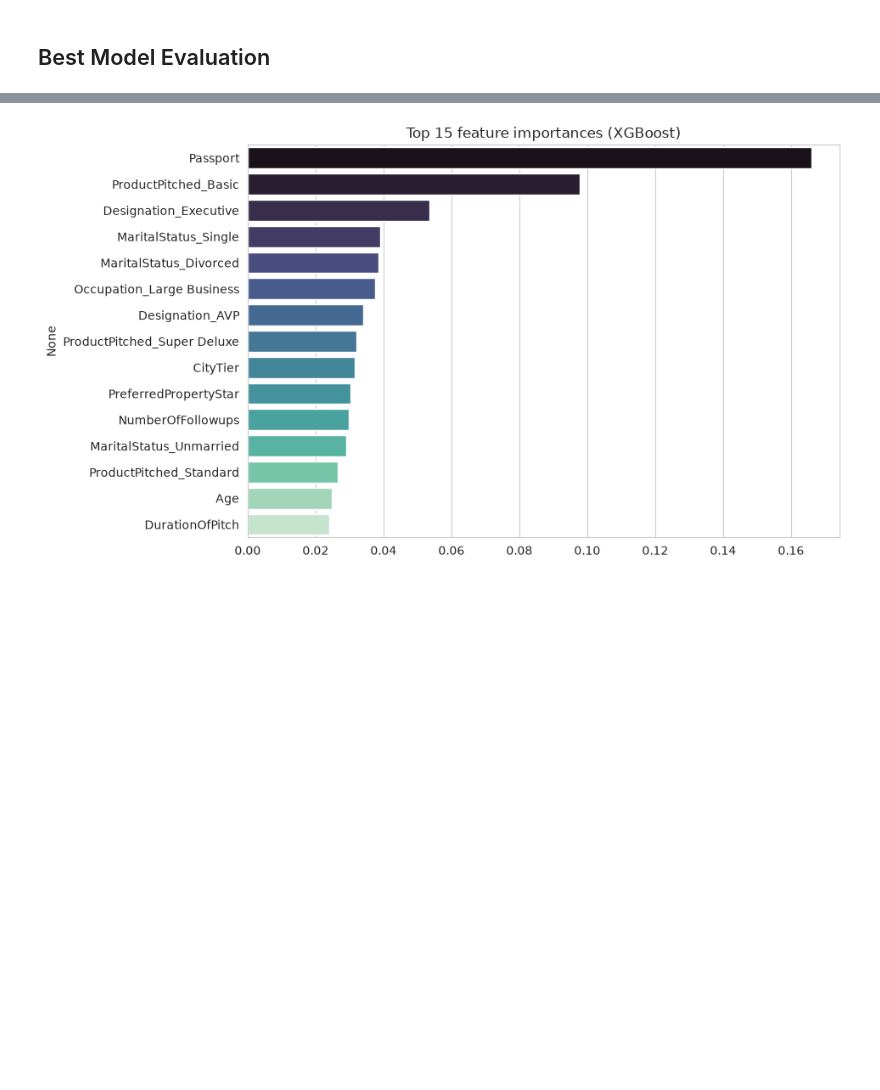
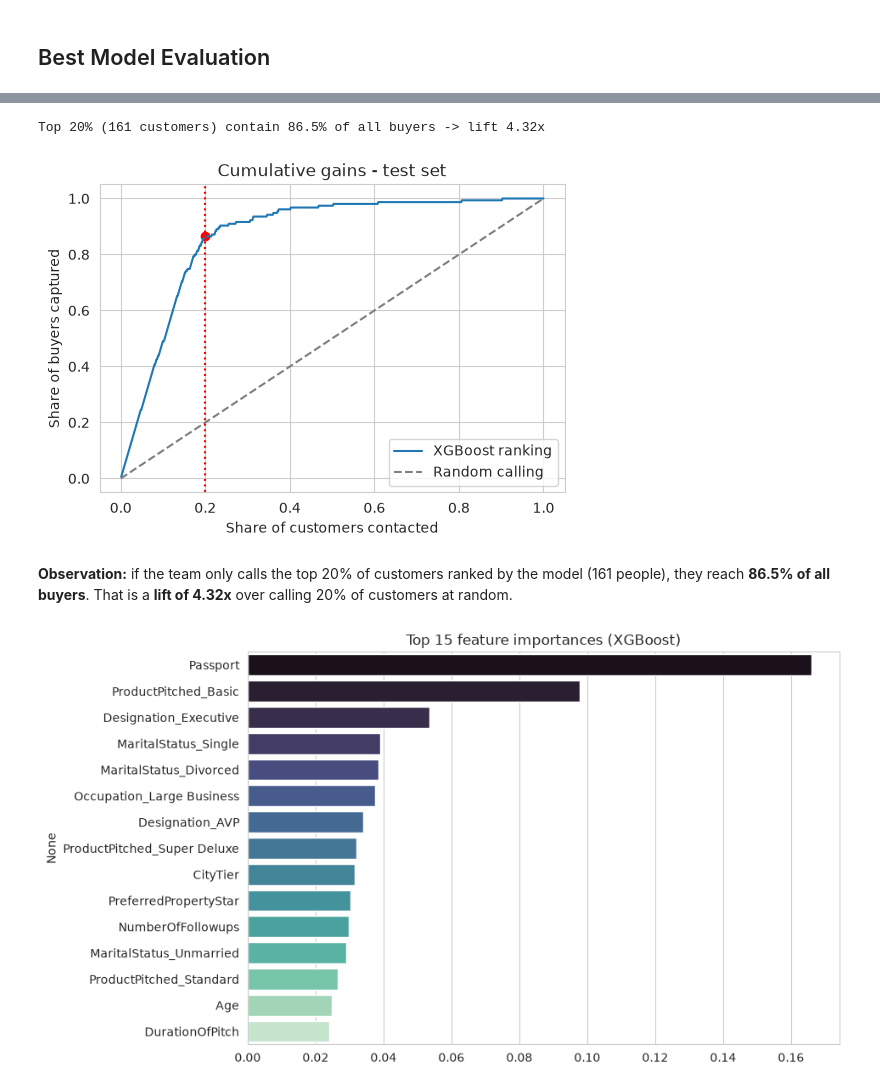
Before and after one commit to rakesh1308/tourism-wellness-mlops, a Jupyter notebook: notebook/Rakesh_Sonawane_Tourism_MLOps_Project.ipynb, the cells around one changed output, grey strips where cells are left out. Saved outputs shown, nothing was run; the diff lists cells and outputs as text; code cells hidden in the pictures; blank space fills up the shorter version.

```diff
--- a/notebook/Rakesh_Sonawane_Tourism_MLOps_Project.ipynb
+++ b/notebook/Rakesh_Sonawane_Tourism_MLOps_Project.ipynb
@@ -521,7 +525,8 @@ import xgboost as xgb
 from sklearn.compose import make_column_transformer
 from sklearn.pipeline import make_pipeline
 from sklearn.preprocessing import StandardScaler, OneHotEncoder
-from sklearn.model_selection import GridSearchCV, StratifiedKFold
+from sklearn.model_selection import GridSearchCV, StratifiedKFold, cross_val_predict
+import numpy as np
 from sklearn.metrics import (classification_report, accuracy_score, precision_score,
                              recall_score, f1_score, roc_auc_score)
 
@@ -532,7 +537,6 @@ mlflow.set_experiment("tourism-wellness-package")
 
 MODEL_DIR = os.path.join("tourism_project", "deployment")
 MODEL_PATH = os.path.join(MODEL_DIR, "best_tourism_model_v1.joblib")
-CLASSIFICATION_THRESHOLD = 0.45   # slightly below 0.5 to favour recall on likely buyers
 
 # 1. Load the splits from the workflow artifact
 Xtrain = pd.read_csv("Xtrain.csv")
@@ -577,7 +581,16 @@ with mlflow.start_run(run_name="xgb-gridsearch"):
             mlflow.log_metric("mean_cv_f1", res["mean_test_score"][i])
             mlflow.log_metric("std_cv_f1", res["std_test_score"][i])
 
-    # 7. Log the best parameters
+    # 7. Pick the decision threshold from out-of-fold predictions on the TRAINING set only:
+    #    every training row is scored by a model that did not see it, and I keep the cut-off with the best F1.
+    oof_proba = cross_val_predict(grid.best_estimator_, Xtrain, ytrain, cv=cv, method="predict_proba")[:, 1]
+    candidates = np.round(np.arange(0.10, 0.91, 0.01), 2)
+    oof_f1 = [f1_score(ytrain, (oof_proba >= t).astype(int)) for t in candidates]
+    CLASSIFICATION_THRESHOLD = float(candidates[int(np.argmax(oof_f1))])
+    print(f"Tuned threshold (max out-of-fold F1 on train): {CLASSIFICATION_THRESHOLD:.2f} | OOF F1 = {max(oof_f1):.4f}")
+    mlflow.log_metric("oof_f1_at_threshold", max(oof_f1))
+
+    # Log the best parameters
     mlflow.log_params(grid.best_params_)
     mlflow.log_param("scale_pos_weight", round(float(scale_pos_weight), 3))
     mlflow.log_param("classification_threshold", CLASSIFICATION_THRESHOLD)
@@ -689,3 +704,23 @@ plt.xlabel("Predicted"); plt.ylabel("Actual"); plt.title("Confusion matrix - tes
+# %%
+# Lift: if the sales team only calls the top 20% of customers ranked by predicted probability
+ranked = pd.DataFrame({"proba": proba, "actual": ytest.values}).sort_values("proba", ascending=False)
+top_n = int(round(0.2 * len(ranked)))
+captured = ranked["actual"].iloc[:top_n].sum() / ranked["actual"].sum()
+lift = captured / 0.2
+print(f"Top 20% ({top_n} customers) contain {captured:.1%} of all buyers -> lift {lift:.2f}x")
+
+cum = ranked["actual"].cumsum() / ranked["actual"].sum()
+share = np.arange(1, len(ranked) + 1) / len(ranked)
+plt.figure(figsize=(6, 4))
+plt.plot(share, cum, label="XGBoost ranking"); plt.plot([0, 1], [0, 1], "--", color="grey", label="Random calling")
+plt.axvline(0.2, color="red", linestyle=":"); plt.scatter([0.2], [captured], color="red")
+plt.xlabel("Share of customers contacted"); plt.ylabel("Share of buyers captured")
+plt.title("Cumulative gains - test set"); plt.legend(); plt.show()
+# %% [output]
+Top 20% (161 customers) contain 86.5% of all buyers -> lift 4.32x
+[figure, added]
+# %% [markdown]
+**Observation:** if the team only calls the top 20% of customers ranked by the model (161 people), they reach **86.5% of all buyers**. That is a **lift of 4.32x** over calling 20% of customers at random.
 # %%
 # Feature importance from the XGBoost step, mapped back to the one-hot feature names
 pre = best_model.named_steps["columntransformer"]
```
Also changed, not shown: parts of 9 cells of this notebook.
